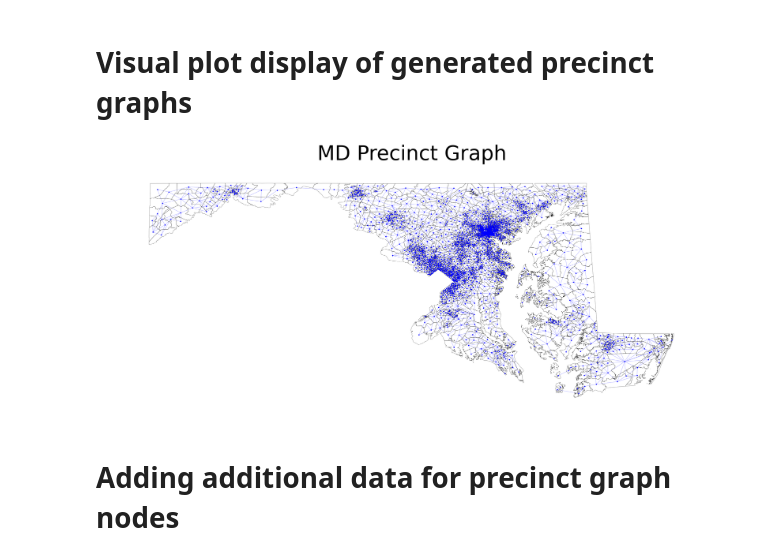
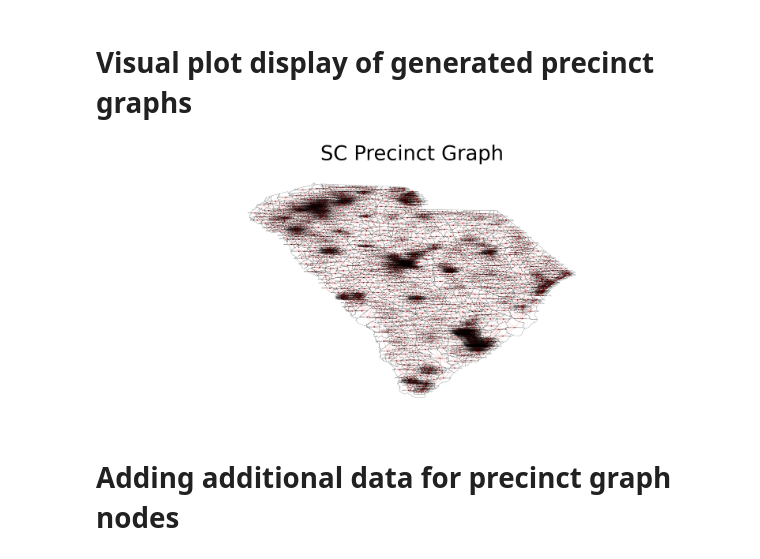
Before and after one commit to SBU-CSE-416/votifier, a Jupyter notebook: server/data/seawulf/preprocess_seawulf.ipynb, the cells around one changed output. Drawn from its saved outputs; the diff is of its cells as text; code cells hidden in the pictures.

```diff
--- a/server/data/seawulf/preprocess_seawulf.ipynb
+++ b/server/data/seawulf/preprocess_seawulf.ipynb
@@ -19,7 +19,7 @@ abbreviation_to_name = {
 }
 
 # Toggle to control which state you generate the graph for when you run these code blocks
-CHOSEN_STATE_TO_BE_GENERATED = "MD"
+CHOSEN_STATE_TO_BE_GENERATED = "SC"
 STATE_NAME = abbreviation_to_name[CHOSEN_STATE_TO_BE_GENERATED]
 # %% [markdown]
 #  Create the dual graph of the precincts using neighbor lists
@@ -59,7 +59,9 @@ for unique_precinct_id, precinct_geometry, _ in precincts:
         if unique_precinct_id != neighbor_precinct_id and precinct_geometry.intersects(neighbor_precinct_geometry):
             intersection = precinct_geometry.intersection(neighbor_precinct_geometry)
             boundary = intersection.boundary
-            if boundary.length >= DEGREES_OF_LATITUDE_LONGITUDE_FOR_200_FEET:
+            if boundary is None:
+                continue
+            elif boundary.length >= DEGREES_OF_LATITUDE_LONGITUDE_FOR_200_FEET:
                 precincts_dual_graph.add_edge(unique_precinct_id, neighbor_precinct_id)
 
 graph_positions = {node: (data['center_point_longitude'], data['center_point_latitude']) for node, data in precincts_dual_graph.nodes(data=True)}
@@ -74,11 +76,11 @@ with open(output_file_name, "w") as f:
 PLOT_TITLE = (CHOSEN_STATE_TO_BE_GENERATED + " Precinct Graph")
 
 DRAW_PRECINCT_NODES_AND_EDGES = True
-NODE_COLOR = "blue"
+NODE_COLOR = "red"
 NODE_SIZE = 18
-EDGE_COLOR = "blue"
+EDGE_COLOR = "red"
 EDGE_WIDTH = 0.4
-OUTPUT_WITH_NODE_LABELS = False
+OUTPUT_WITH_NODE_LABELS = True
 NODE_LABELS_FONT_SIZE = 5
 
 DRAW_PRECINCT_GEOMETRY = True
@@ -93,34 +95,34 @@ with open(graph_json_file_name, "r") as f:
 precinct_graph = json_graph.node_link_graph(graph_data)
 
 fig, ax = plt.subplots(figsize=(50,20))
 if DRAW_PRECINCT_GEOMETRY:
     for unique_precinct_id, geometry, _ in precincts:
         if isinstance(geometry, Polygon):
             x, y = geometry.exterior.xy
             ax.plot(x, y, color=PRECINCT_GEOMETRY_COLOR, linewidth=PRECINCT_GEOMETRY_LINE_WIDTH)
         elif isinstance(geometry, MultiPolygon):
             for polygon in geometry.geoms:
                 x, y = polygon.exterior.xy
                 ax.plot(x, y, color=PRECINCT_GEOMETRY_COLOR, linewidth=PRECINCT_GEOMETRY_LINE_WIDTH)
 if DRAW_PRECINCT_NODES_AND_EDGES:
     nx.draw(
         precinct_graph,
         pos=graph_positions,
         ax=ax,
         with_labels=OUTPUT_WITH_NODE_LABELS,
         node_size=NODE_SIZE,
         node_color=NODE_COLOR,
         font_size=NODE_LABELS_FONT_SIZE,
         edge_color=EDGE_COLOR,
         width=EDGE_WIDTH
     )
 ax.set_aspect('equal', adjustable='datalim')
 plot_label = PLOT_TITLE
 plt.title(label=plot_label, fontsize=90)
 plt.title
 plt.show()
 # %% [output]
-[figure, old version]
+[figure, new version]
 # %% [markdown]
 #  Adding additional data for precinct graph nodes
 # %%
```
Also changed, not shown: parts of 1 cell of this notebook, 19 other files.
